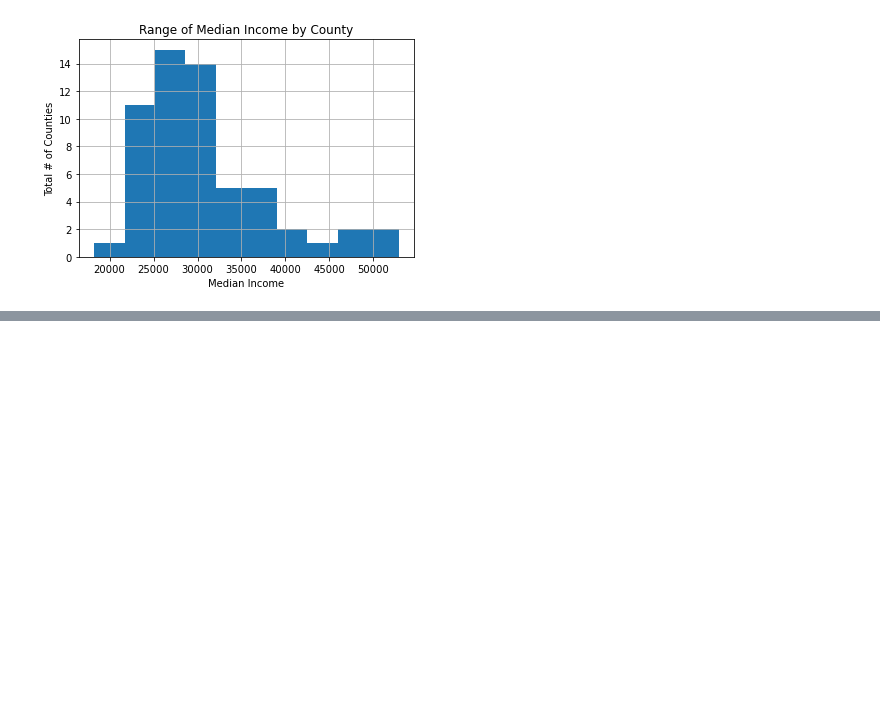
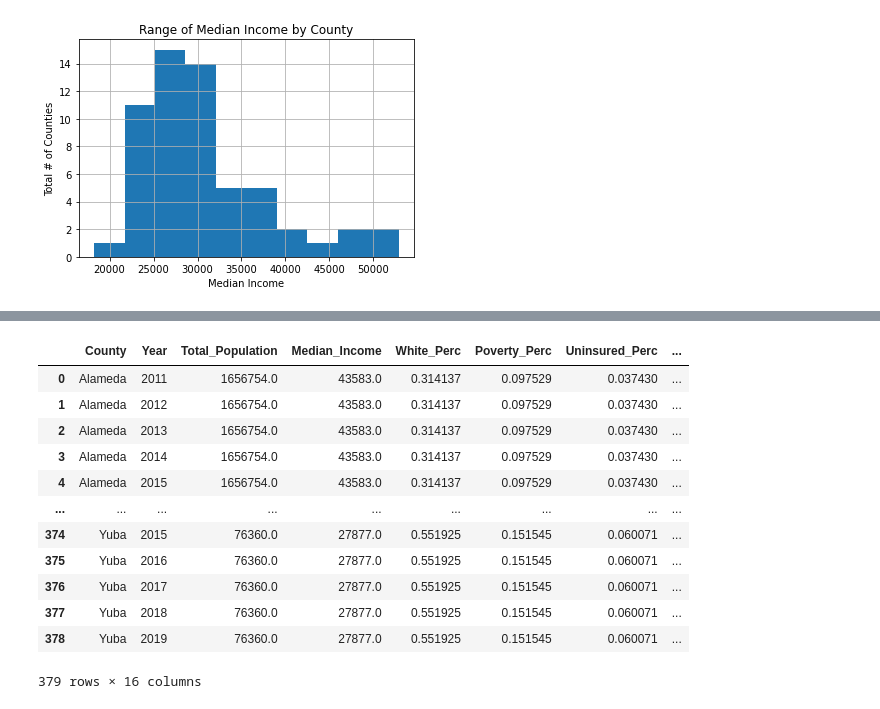
Before and after one commit to joelbray/team-103-project, a Jupyter notebook: census_eda_plus_merged_table_eda.ipynb, the cells around one changed output, grey strips where cells are left out. Drawn from its saved outputs; the diff is of its cells as text; code cells hidden in the pictures; blank space fills up the shorter version.

```diff
--- a/census_eda_plus_merged_table_eda.ipynb
+++ b/census_eda_plus_merged_table_eda.ipynb
@@ -181,2 +276,18 @@ _ = df_complete.plot(x="White_Perc",y="Asthma_Incidents",kind="scatter", figsize
 # %%
 import statsmodels.formula.api as sm
+# %%
+df_complete
+# %% [output]
+|  | County | Year | Total_Population | Median_Income | White_Perc | Poverty_Perc | Uninsured_Perc | ... |
+| 0 | Alameda | 2011 | 1656754.0 | 43583.0 | 0.314137 | 0.097529 | 0.037430 | ... |
+| 1 | Alameda | 2012 | 1656754.0 | 43583.0 | 0.314137 | 0.097529 | 0.037430 | ... |
+| 2 | Alameda | 2013 | 1656754.0 | 43583.0 | 0.314137 | 0.097529 | 0.037430 | ... |
+| 3 | Alameda | 2014 | 1656754.0 | 43583.0 | 0.314137 | 0.097529 | 0.037430 | ... |
+| 4 | Alameda | 2015 | 1656754.0 | 43583.0 | 0.314137 | 0.097529 | 0.037430 | ... |
+| ... | ... | ... | ... | ... | ... | ... | ... | ... |
+| 374 | Yuba | 2015 | 76360.0 | 27877.0 | 0.551925 | 0.151545 | 0.060071 | ... |
+| 375 | Yuba | 2016 | 76360.0 | 27877.0 | 0.551925 | 0.151545 | 0.060071 | ... |
+| 376 | Yuba | 2017 | 76360.0 | 27877.0 | 0.551925 | 0.151545 | 0.060071 | ... |
+| 377 | Yuba | 2018 | 76360.0 | 27877.0 | 0.551925 | 0.151545 | 0.060071 | ... |
+| 378 | Yuba | 2019 | 76360.0 | 27877.0 | 0.551925 | 0.151545 | 0.060071 | ... |
+379 rows × 16 columns
```
Also changed, not shown: parts of 23 cells of this notebook, 2 other files.
